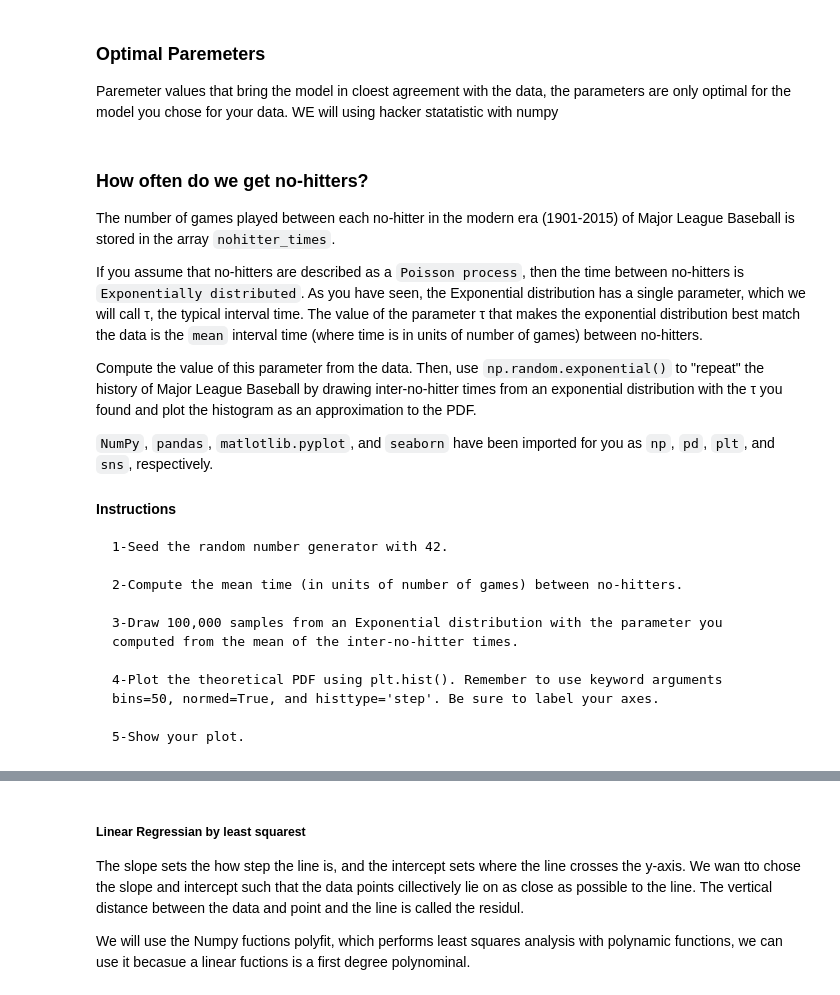
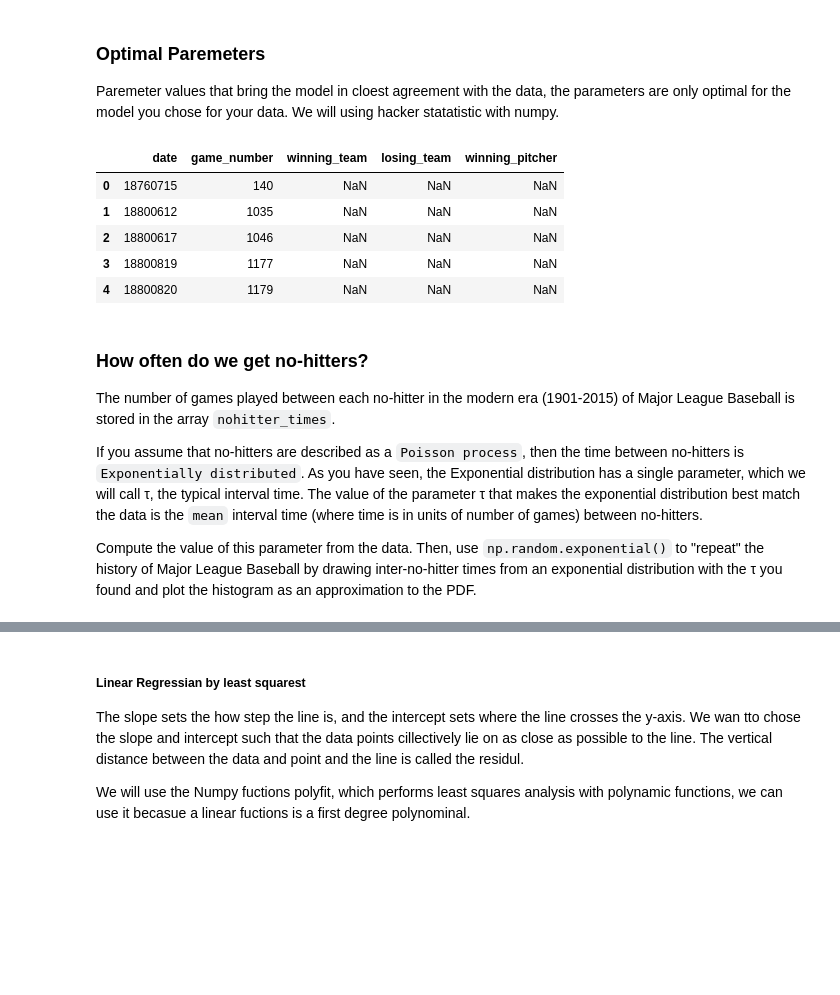
Before and after one commit to aysbt/DataCamp, a Jupyter notebook: Statistical_Thinking_in_Python_Part_2.ipynb, the cells around one changed output, grey strips where cells are left out. Cells and saved outputs as stored; diff of their text form; code cells hidden in the pictures; blank space fills up the shorter version.

```diff
--- a/Statistical_Thinking_in_Python_Part_2.ipynb
+++ b/Statistical_Thinking_in_Python_Part_2.ipynb
@@ -1,4 +6,4 @@
 # %% [markdown]
 ### Optimal Paremeters
-Paremeter values that bring the model in cloest agreement with the data, the parameters are only optimal for the model you chose for your data. WE will using hacker statatistic with numpy
+Paremeter values that bring the model in cloest agreement with the data, the parameters are only optimal for the model you chose for your data. We will using hacker statatistic with numpy.
 # %%
@@ -9,3 +16,13 @@ import seaborn as sns
+# %%
+mlb_nohitters = pd.read_csv('data/mlb_nohitters.csv')
+mlb_nohitters.head()
+# %% [output]
+|  | date | game_number | winning_team | losing_team | winning_pitcher |
+| 0 | 18760715 | 140 | NaN | NaN | NaN |
+| 1 | 18800612 | 1035 | NaN | NaN | NaN |
+| 2 | 18800617 | 1046 | NaN | NaN | NaN |
+| 3 | 18800819 | 1177 | NaN | NaN | NaN |
+| 4 | 18800820 | 1179 | NaN | NaN | NaN |
 # %%
 nohitter_times =np.array([ 843, 1613, 1101,  215,  684,  814,  278,  324,  161,  219,  545,
         715,  966,  624,   29,  450,  107,   20,   91, 1325,  124, 1468,
@@ -38,18 +55,4 @@ The number of games played between each no-hitter in the modern era (1901-2015)
 If you assume that no-hitters are described as a `Poisson process`, then the time between no-hitters is `Exponentially distributed`. As you have seen, the Exponential distribution has a single parameter, which we will call τ, the typical interval time. The value of the parameter τ that makes the exponential distribution best match the data is the `mean` interval time (where time is in units of number of games) between no-hitters.
 
 Compute the value of this parameter from the data. Then, use `np.random.exponential()` to "repeat" the history of Major League Baseball by drawing inter-no-hitter times from an exponential distribution with the τ you found and plot the histogram as an approximation to the PDF.
-
-`NumPy`, `pandas`, `matlotlib.pyplot`, and `seaborn` have been imported for you as `np`, `pd`, `plt`, and `sns`, respectively.
-
-   #### Instructions
-
-    1-Seed the random number generator with 42.
-
-    2-Compute the mean time (in units of number of games) between no-hitters.
-
-    3-Draw 100,000 samples from an Exponential distribution with the parameter you computed from the mean of the inter-no-hitter times.
-
-    4-Plot the theoretical PDF using plt.hist(). Remember to use keyword arguments bins=50, normed=True, and histtype='step'. Be sure to label your axes.
-
-    5-Show your plot.
 # %%
```
Also changed, not shown: parts of 9 cells of this notebook.
